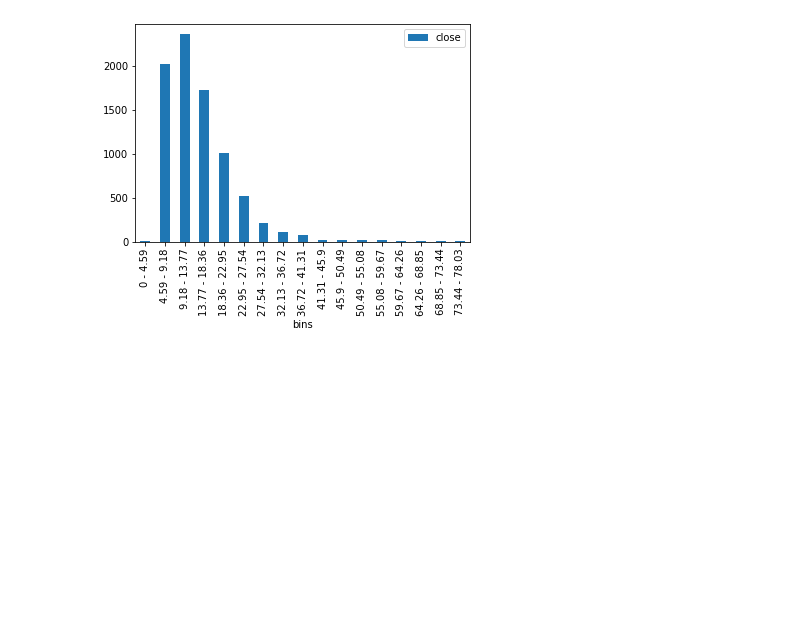
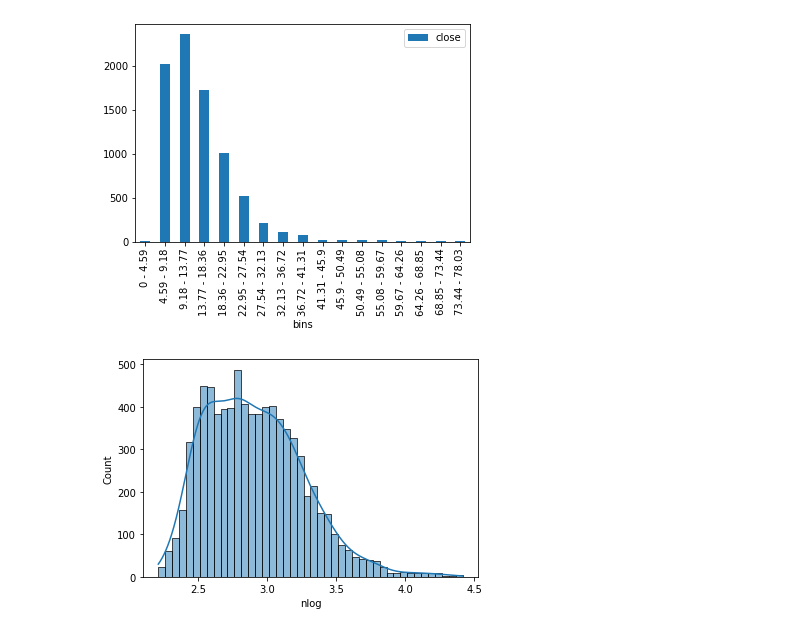
Before and after one commit to JoeHGeoghegan/VIX_Timing_The_Market, a Jupyter notebook: Notebooks/Laramie.ipynb, the cells around one changed output. Drawn from its saved outputs; the diff is of its cells as text; code cells hidden in the pictures; blank space fills up the shorter version.

Commit message:
seaborn in Laramie notebook

```diff
--- a/Notebooks/Laramie.ipynb
+++ b/Notebooks/Laramie.ipynb
@@ -241,3 +241,19 @@ def make_histogram(df , column_as_str, round_float_to, plot_or_frame):
 val1 = make_histogram(vix_df , 'close' , 2 , 1)
 # %% [output]
 [figure]
+# %%
+import seaborn as sns
+import numpy as np
+# A distribution can be called lognormal if the log of its distribution is normally distributed
+vix_df['nlog']=np.log(vix_df['close'])
+
+fig =sns.histplot( vix_df['nlog'],
+                   kde= True,
+                   kde_kws= {'cut': 0,
+                   'gridsize':4000,
+                   'bw_adjust': 1.5
+                   }
+
+)
+# %% [output]
+[figure, added]
```
Also changed, not shown: parts of 6 cells of this notebook.
